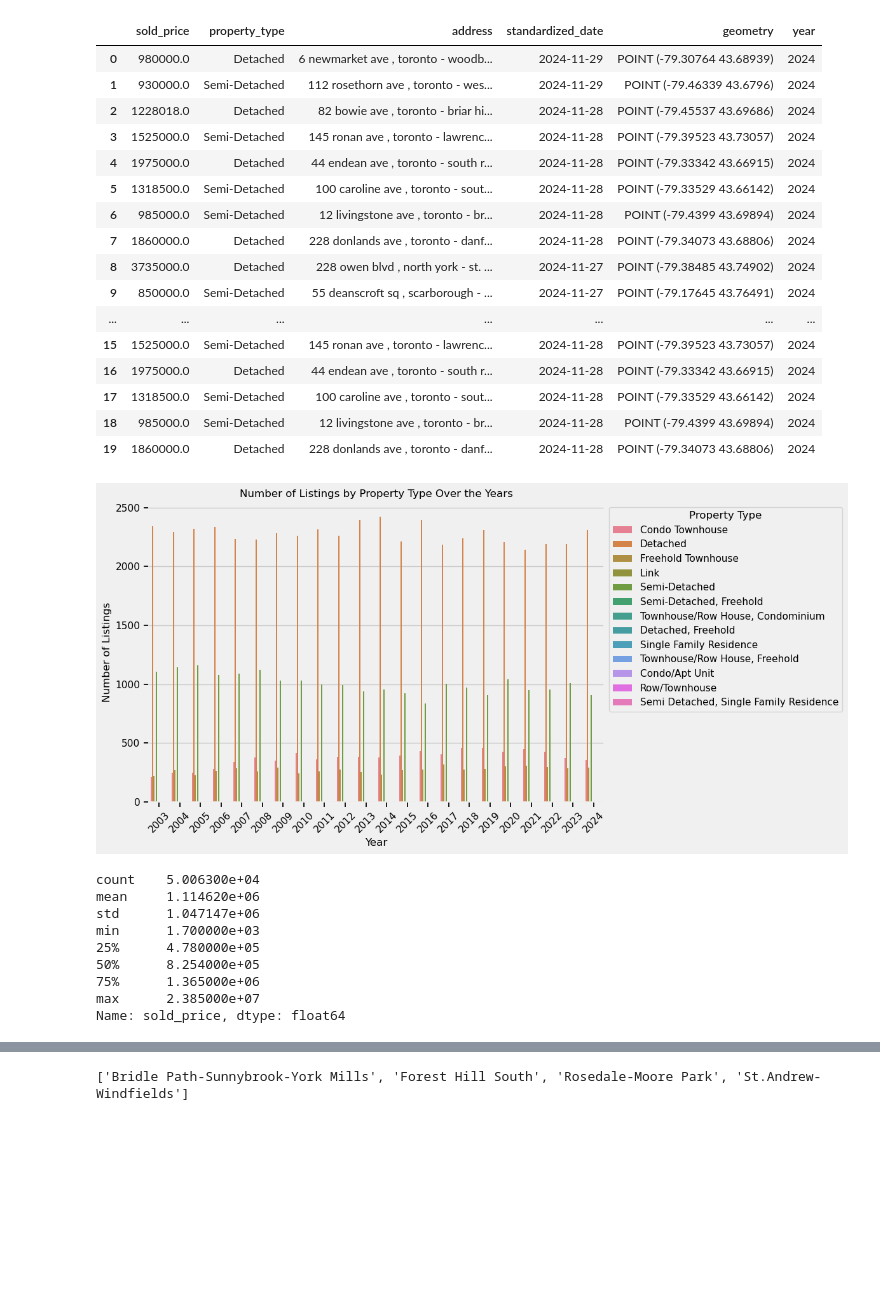
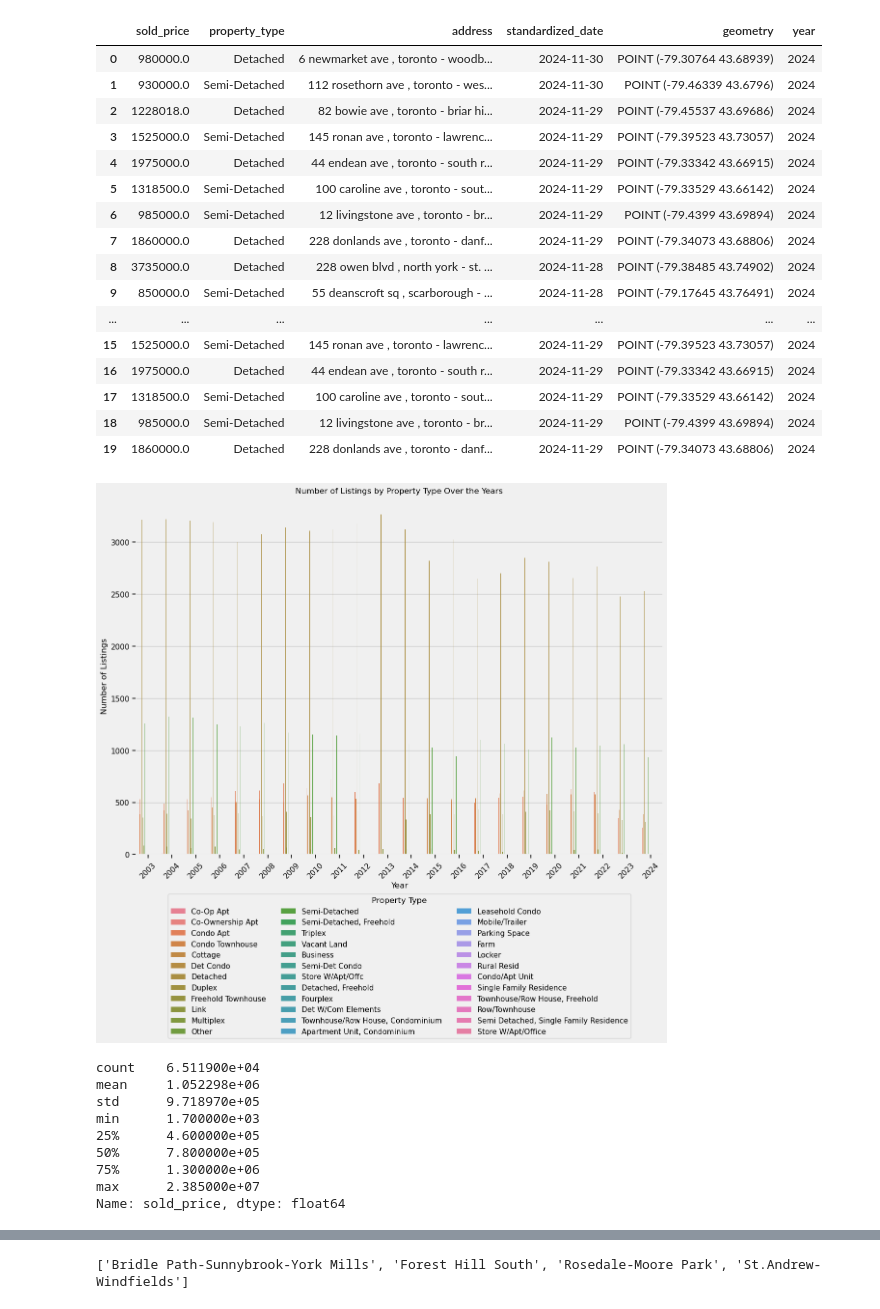
Before and after one commit to sunnyjen/CME358-Final_project, a Jupyter notebook: 4_EDA/Real_Estate_Time.ipynb, the cells around one changed output, grey strips where cells are left out. Drawn from its saved outputs; the diff is of its cells as text; code cells hidden in the pictures; blank space fills up the shorter version.

Commit message:
Minor Adjustments
Minor Changes to Visuals in Combined Data, Real Estate Time Analysis and Machine Learning

```diff
--- a/4_EDA/Real_Estate_Time.ipynb
+++ b/4_EDA/Real_Estate_Time.ipynb
@@ -22,7 +24,7 @@ import warnings
 warnings.filterwarnings('ignore')
 # %%
 # Import Real Estate Data
-real_estate = pd.read_csv("../2_data_cleaning/cleaned_csv/housesigma_data_2003_with_coords_date.csv")
+real_estate = pd.read_csv("../2_data_cleaning/cleaned_csv/housesigma_data_2003_with_coords_date2.csv")
 
 # Convert to GeoDataFrame
 real_estate['geometry'] = real_estate.apply(lambda row: Point(row['long'], row['lat']), axis=1)
@@ -62,7 +66,7 @@ memory usage: 6.0+ MB
 # %%
 # Clean Real Estate Data
 # Drop Unnecessary Columsn
-real_estate = real_estate.drop(columns=["Unnamed: 0", "strikethrough_price", "date", "link"])
+real_estate = real_estate.drop(columns=["Unnamed: 0", "Unnamed: 0.1", "Unnamed: 0.2", "strikethrough_price", "date", "link"])
 
 # Drop Rows with No Geometry Location
 real_estate = real_estate[~real_estate.geometry.is_empty]
@@ -84,38 +88,38 @@ real_estate = real_estate.reset_index(drop=True)
 real_estate.head(20)
 # %% [output]
 |  | sold_price | property_type | address | standardized_date | geometry | year |
-| 0 | 980000.0 | Detached | 6 newmarket ave , toronto - woodb... | 2024-11-29 | POINT (-79.30764 43.68939) | 2024 |
-| 1 | 930000.0 | Semi-Detached | 112 rosethorn ave , toronto - wes... | 2024-11-29 | POINT (-79.46339 43.6796) | 2024 |
-| 2 | 1228018.0 | Detached | 82 bowie ave , toronto - briar hi... | 2024-11-28 | POINT (-79.45537 43.69686) | 2024 |
-| 3 | 1525000.0 | Semi-Detached | 145 ronan ave , toronto - lawrenc... | 2024-11-28 | POINT (-79.39523 43.73057) | 2024 |
-| 4 | 1975000.0 | Detached | 44 endean ave , toronto - south r... | 2024-11-28 | POINT (-79.33342 43.66915) | 2024 |
-| 5 | 1318500.0 | Semi-Detached | 100 caroline ave , toronto - sout... | 2024-11-28 | POINT (-79.33529 43.66142) | 2024 |
-| 6 | 985000.0 | Semi-Detached | 12 livingstone ave , toronto - br... | 2024-11-28 | POINT (-79.4399 43.69894) | 2024 |
-| 7 | 1860000.0 | Detached | 228 donlands ave , toronto - danf... | 2024-11-28 | POINT (-79.34073 43.68806) | 2024 |
-| 8 | 3735000.0 | Detached | 228 owen blvd , north york - st. ... | 2024-11-27 | POINT (-79.38485 43.74902) | 2024 |
-| 9 | 850000.0 | Semi-Detached | 55 deanscroft sq , scarborough - ... | 2024-11-27 | POINT (-79.17645 43.76491) | 2024 |
+| 0 | 980000.0 | Detached | 6 newmarket ave , toronto - woodb... | 2024-11-30 | POINT (-79.30764 43.68939) | 2024 |
+| 1 | 930000.0 | Semi-Detached | 112 rosethorn ave , toronto - wes... | 2024-11-30 | POINT (-79.46339 43.6796) | 2024 |
+| 2 | 1228018.0 | Detached | 82 bowie ave , toronto - briar hi... | 2024-11-29 | POINT (-79.45537 43.69686) | 2024 |
+| 3 | 1525000.0 | Semi-Detached | 145 ronan ave , toronto - lawrenc... | 2024-11-29 | POINT (-79.39523 43.73057) | 2024 |
+| 4 | 1975000.0 | Detached | 44 endean ave , toronto - south r... | 2024-11-29 | POINT (-79.33342 43.66915) | 2024 |
+| 5 | 1318500.0 | Semi-Detached | 100 caroline ave , toronto - sout... | 2024-11-29 | POINT (-79.33529 43.66142) | 2024 |
+| 6 | 985000.0 | Semi-Detached | 12 livingstone ave , toronto - br... | 2024-11-29 | POINT (-79.4399 43.69894) | 2024 |
+| 7 | 1860000.0 | Detached | 228 donlands ave , toronto - danf... | 2024-11-29 | POINT (-79.34073 43.68806) | 2024 |
+| 8 | 3735000.0 | Detached | 228 owen blvd , north york - st. ... | 2024-11-28 | POINT (-79.38485 43.74902) | 2024 |
+| 9 | 850000.0 | Semi-Detached | 55 deanscroft sq , scarborough - ... | 2024-11-28 | POINT (-79.17645 43.76491) | 2024 |
 | ... | ... | ... | ... | ... | ... | ... |
-| 15 | 1525000.0 | Semi-Detached | 145 ronan ave , toronto - lawrenc... | 2024-11-28 | POINT (-79.39523 43.73057) | 2024 |
-| 16 | 1975000.0 | Detached | 44 endean ave , toronto - south r... | 2024-11-28 | POINT (-79.33342 43.66915) | 2024 |
-| 17 | 1318500.0 | Semi-Detached | 100 caroline ave , toronto - sout... | 2024-11-28 | POINT (-79.33529 43.66142) | 2024 |
-| 18 | 985000.0 | Semi-Detached | 12 livingstone ave , toronto - br... | 2024-11-28 | POINT (-79.4399 43.69894) | 2024 |
-| 19 | 1860000.0 | Detached | 228 donlands ave , toronto - danf... | 2024-11-28 | POINT (-79.34073 43.68806) | 2024 |
+| 15 | 1525000.0 | Semi-Detached | 145 ronan ave , toronto - lawrenc... | 2024-11-29 | POINT (-79.39523 43.73057) | 2024 |
+| 16 | 1975000.0 | Detached | 44 endean ave , toronto - south r... | 2024-11-29 | POINT (-79.33342 43.66915) | 2024 |
+| 17 | 1318500.0 | Semi-Detached | 100 caroline ave , toronto - sout... | 2024-11-29 | POINT (-79.33529 43.66142) | 2024 |
+| 18 | 985000.0 | Semi-Detached | 12 livingstone ave , toronto - br... | 2024-11-29 | POINT (-79.4399 43.69894) | 2024 |
+| 19 | 1860000.0 | Detached | 228 donlands ave , toronto - danf... | 2024-11-29 | POINT (-79.34073 43.68806) | 2024 |
 # %%
 # Explore Property Type Column
 # Group Data by Year and Property Type
 grouped_data = real_estate.groupby(['year', 'property_type']).size().reset_index(name='count')
 
 # Plot Data
-plt.figure(figsize=(12, 6))
+plt.figure(figsize=(12, 12))
 sns.barplot(data = grouped_data, x = "year", y = "count", hue = "property_type")
 plt.title("Number of Listings by Property Type Over the Years")
 plt.xlabel("Year")
 plt.ylabel("Number of Listings")
-plt.legend(title = "Property Type", loc='upper left', bbox_to_anchor=(1, 1))
+plt.legend(title = "Property Type", loc='upper center', bbox_to_anchor=(0.5, -0.1), ncol=3)  # Adjust the position of the legend
 plt.xticks(rotation = 45)
 plt.tight_layout()
 plt.show()
 # %% [output]
-[figure, old version]
+[figure, new version]
 # %%
 # For Consistent Comparison, We Will be Using Detached Home Data Only and Will Drop All Other Property Types
@@ -125,13 +130,13 @@ real_estate = real_estate[real_estate["property_type"] == "Detached"]
 # Calculate Price Statistics
 real_estate["sold_price"].describe()
 # %% [output]
-count    5.006300e+04
-mean     1.114620e+06
-std      1.047147e+06
+count    6.511900e+04
+mean     1.052298e+06
+std      9.718970e+05
 min      1.700000e+03
-25%      4.780000e+05
-50%      8.254000e+05
-75%      1.365000e+06
+25%      4.600000e+05
+50%      7.800000e+05
+75%      1.300000e+06
 max      2.385000e+07
 Name: sold_price, dtype: float64
 # %%
```
Also changed, not shown: parts of 17 cells of this notebook, 2 other files.
